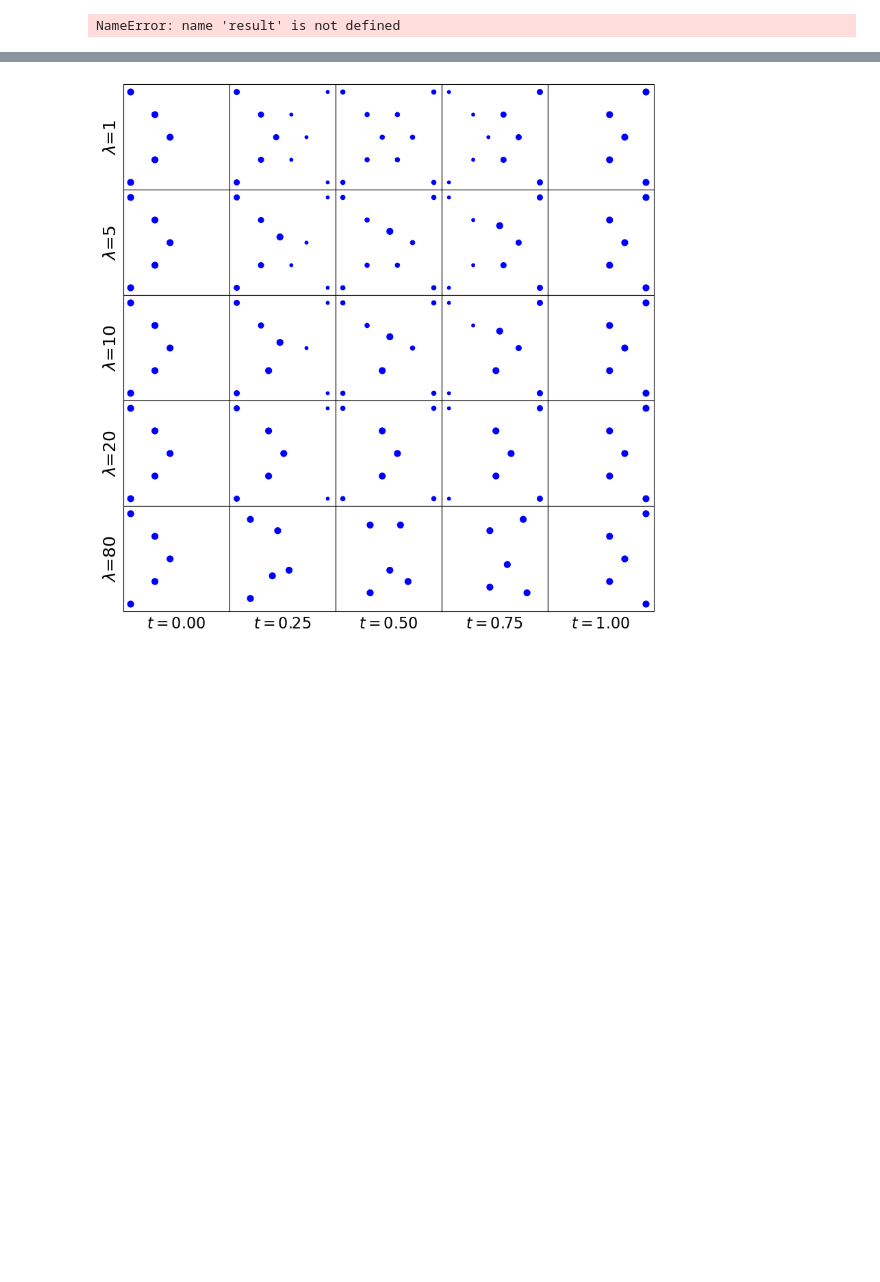
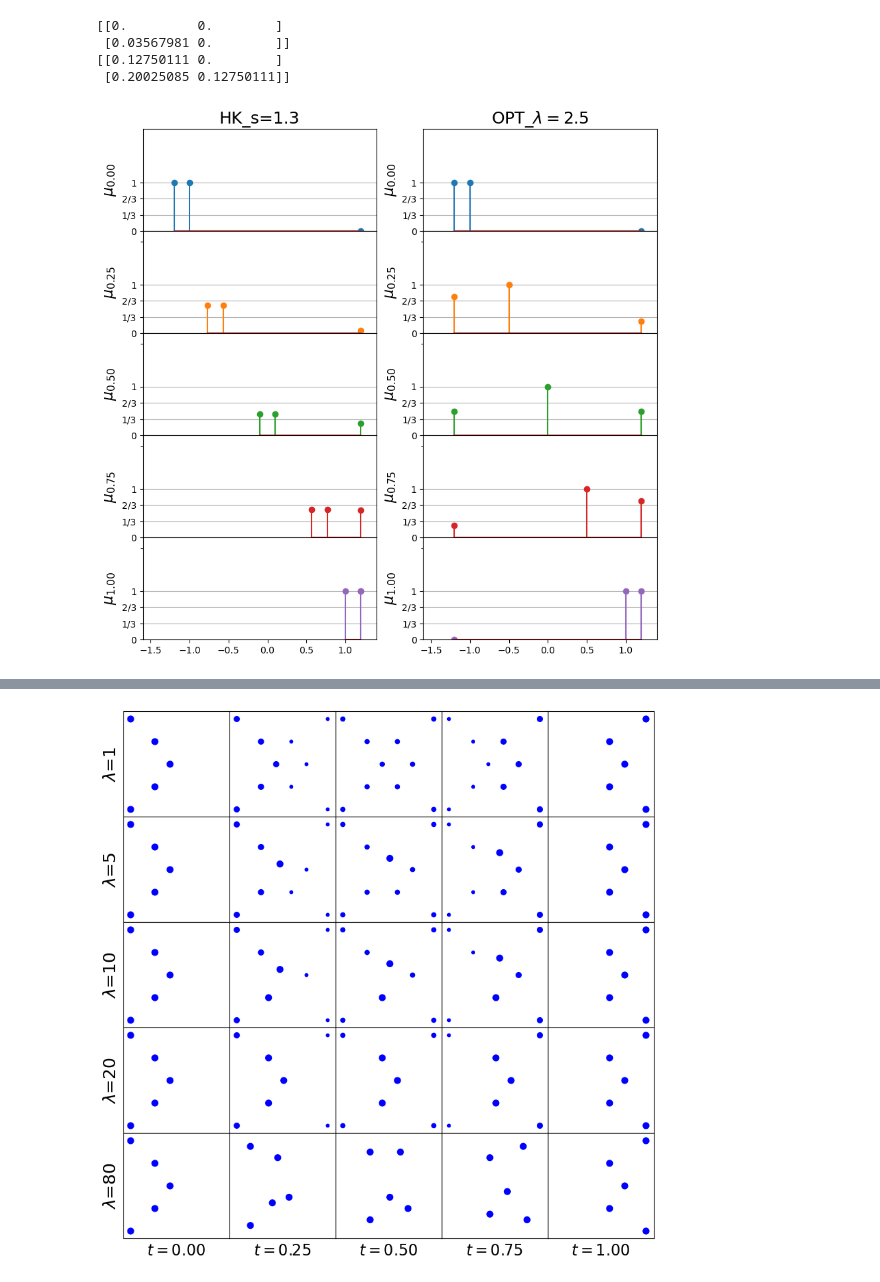
Before and after one commit to yikun-baio/LinearOPT, a Jupyter notebook: HK_interporlation.ipynb, the cells around one changed output, grey strips where cells are left out. Drawn from its saved outputs; the diff is of its cells as text; code cells hidden in the pictures; blank space fills up the shorter version.

```diff
--- a/HK_interporlation.ipynb
+++ b/HK_interporlation.ipynb
@@ -34,7 +34,7 @@ from lib.geodesic import *
 setup_HKScale_list=[1.3,1.6]
 Lambda_list=[2.5,5.0]
 
-posMu = np.array([[-1.2],[-1]])
+posmu = np.array([[-1.2],[-1]])
 mu = np.array([1,1])
 posNu = np.array([[1],[1.2]])
 nu = np.array([1, 1])
@@ -57,58 +57,63 @@ for setup_HKScale,Lambda in zip(setup_HKScale_list,Lambda_list):
 
 
     # solve HK transport
-    value,pi=Sinkhorn.SolveHK(mu,posMu,nu,posNu,HKScale=params["setup_HKScale"],
+    value,pi=Sinkhorn.SolveHK(mu,posmu,nu,posNu,HKScale=params["setup_HKScale"],
             SinkhornError=params["solver_errorGoal"],
             epsTarget=params["solver_epsTarget"], epsInit=params["solver_epsStart"],
             returnSolver=False
             )
-    print(pi.A)
-    #pi=np.array([[1,0],[0,1]],dtype=np.float64)
-    #pi= sparse.csr_matrix(pi)
+    pi=np.array([[1,0],[0,1]],dtype=np.float64)
+    pi= sparse.csr_matrix(pi)
     # from optimal coupling compute tangent vector data
     u0,u1,x1,muPerp,nuPerp=LinHK.extractMongeData(pi,mu,nu,posNu)
-    v0,alpha0=LinHK.HKLog(posMu,u0,x1,u1,params["setup_HKScale"])
+    v0,alpha0=LinHK.HKLog(posmu,u0,x1,u1,params["setup_HKScale"])
 
     # Solve OPT
-    u0_opt,p0_opt,M_opt=lopt_embedding(posMu,posNu,mu,nu,Lambda)
-    u1_opt,p1_opt,M1_opt=lopt_embedding(posNu,posMu,nu,mu,Lambda)
+    u0_opt,p0_opt,M_opt,nuPerp=lopt_embedding(posmu,posNu,mu,nu,Lambda)
+    #u1_opt,p1_opt,M1_opt=lopt_embedding(posNu,posmu,nu,mu,Lambda)
 
-    Xt_list,pt,X_d,p_d=opt_interpolation(posMu,u0_opt,mu,p0_opt,tList)   # (X0,U1,p0,p1_hat,t_list)
-    Xt1_list,pt1,X_c,p_c=opt_interpolation(posNu,u1_opt,nu,p1_opt,np.array([0.]))
+    Xt_list,pt,X_d,p_d=opt_interpolation(posmu,u0_opt,mu,p0_opt,tList)   # (X0,U1,p0,p1_hat,t_list)
+    X_c=posNu[nuPerp>0]
+    p_c=nuPerp[nuPerp>0]
+    #p_c=opt_interpolation(posNu,u1_opt,nu,p1_opt,np.array([0.]))
 
 
     for j in range(2):
         for i,t in enumerate(tList):
             # shoot averaged tangent vector back to a measure
             s='C%d-'%i
             if j==0:
-                expMu,expT=LinHK.HKExp(mu,posMu,t*v0,t*alpha0,HKScale=params["setup_HKScale"])
+                expmu,expT=LinHK.HKExp(mu,posmu,t*v0,t*alpha0,HKScale=params["setup_HKScale"])
                 expT=np.concatenate([expT,posNu[nuPerp>0]])
-                expMu=np.concatenate([expMu,nuPerp[nuPerp>0]*t**2])
-                result['HK-'+str(setup_HKScale)].append((expT,expMu))
+                expmu=np.concatenate([expmu,nuPerp[nuPerp>0]*t**2])
+                result['HK-'+str(setup_HKScale)].append((expT,expmu))
                 if i==0:
                     ax[i,j].set_title('HK_s='+str(setup_HKScale),fontsize=18)
 
             else:
                 expT=np.concatenate([Xt_list[i],X_d,X_c])
-                expMu=np.concatenate([pt,(1-t)*p_d,t*p_c])
-                result['OPT-'+str(Lambda)].append((expT,expMu))
+                expmu=np.concatenate([pt,(1-t)*p_d,t*p_c])
+                result['OPT-'+str(Lambda)].append((expT,expmu))
                 if i==0:
                     ax[i,j].set_title('OPT_$\lambda=$'+str(Lambda),fontsize=18)
 
 
-            ax[i,j].stem(expT,expMu,s)
+            ax[i,j].stem(expT,expmu,s)
             ax[i,j].set_xlim([-1.6,1.4])
             ax[i,j].set_ylim([0,2.1])
             ax[i,j].set_ylabel(r'$\mu_{%0.2f}$'%t,fontsize=16)
             ax[i,j].grid(True,axis='y')
             ax[i,j].set_yticks([0,1/3,2/3,1])
             ax[i,j].set_yticklabels(['0','1/3','2/3','1'])
             # if i not in [0,4]:
             #     ax[i,j].tick_params(left = False, right = False , labelleft = False ,
             #         labelbottom = False, bottom = False)
         plt.subplots_adjust( hspace=0)
     #plt.savefig('experiment/Fig1/comparisonHK_%0.2f.pdf'%(params["setup_HKScale"]),bbox_inches='tight')
 #torch.save(result,'experiment/Fig1/result_1d.pt')
 # %% [output]
-NameError: name 'result' is not defined
+[[0.         0.        ]
+ [0.03567981 0.        ]]
+[[0.12750111 0.        ]
+ [0.20025085 0.12750111]]
+[figure, added]
```
Also changed, not shown: parts of 9 cells of this notebook, 12 other files.
